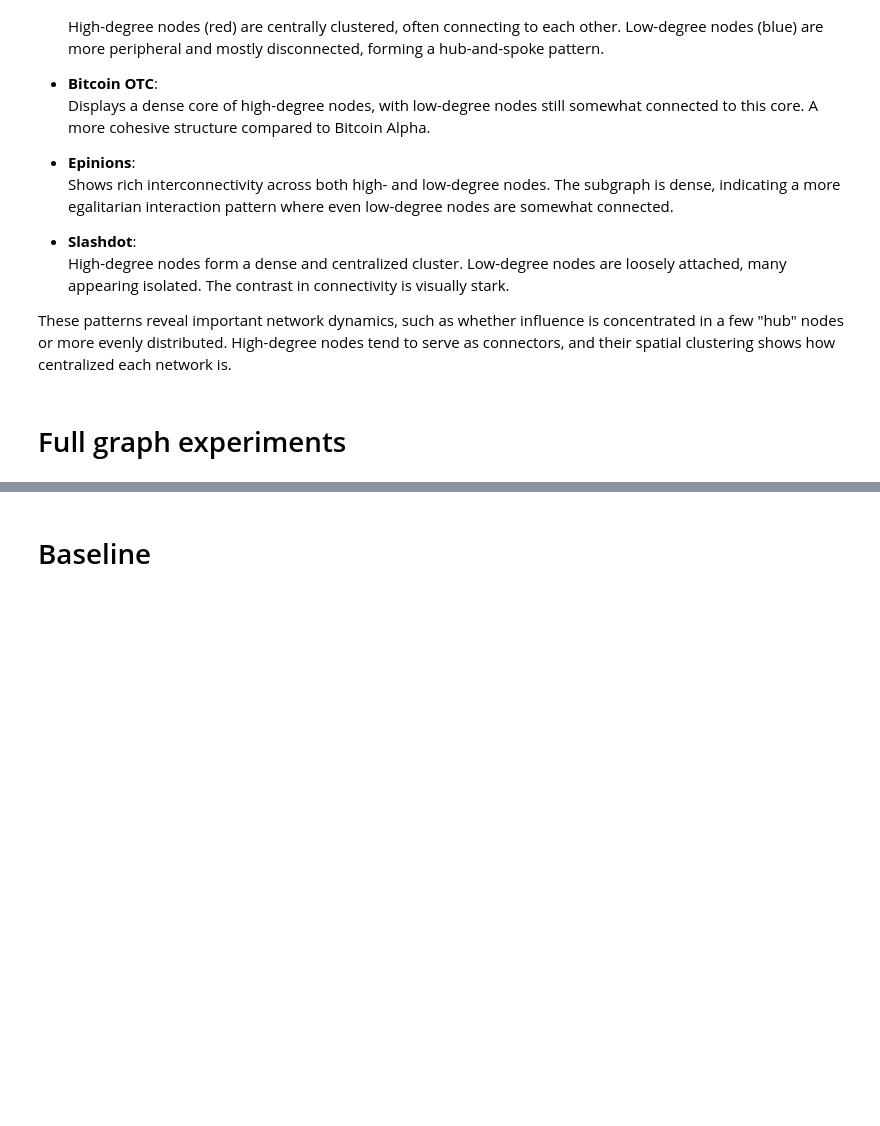
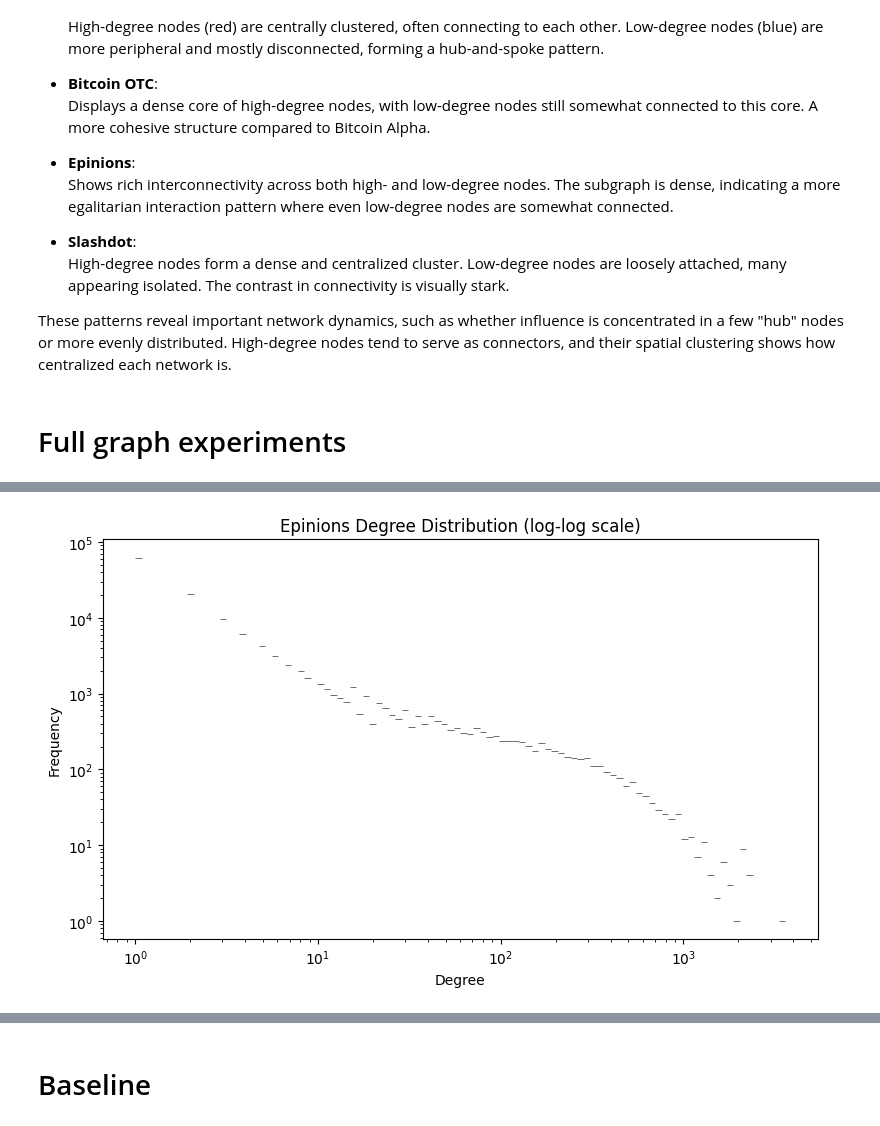
Before and after one commit to MarZim45/thesis_social_networks, a Jupyter notebook: Signed Social Network dataset/archive/signed.ipynb, the cells around one changed output, grey strips where cells are left out. Cells and saved outputs as stored; diff of their text form; code cells hidden in the pictures; blank space fills up the shorter version.

```diff
--- a/Signed Social Network dataset/archive/signed.ipynb
+++ b/Signed Social Network dataset/archive/signed.ipynb
@@ -309,3 +310,83 @@ Slashdot - Low-Degree Nodes: 28191
 These patterns reveal important network dynamics, such as whether influence is concentrated in a few "hub" nodes or more evenly distributed. High-degree nodes tend to serve as connectors, and their spatial clustering shows how centralized each network is.
 # %% [markdown]
 # Full graph experiments
+# %%
+# Load and parse matrix
+matrix = mmread("soc-sign-epinions.mtx").tocoo()
+epinions_df = pd.DataFrame({
+    'source': matrix.row,
+    'target': matrix.col,
+    'sign': matrix.data
+})
+
+# Build directed graph with signed edges
+G = nx.DiGraph()
+for row in epinions_df.itertuples(index=False):
+    G.add_edge(row.source, row.target, sign=row.sign)
+
+# 1. Basic stats
+num_nodes = G.number_of_nodes()
+num_edges = G.number_of_edges()
+density = nx.density(G)
+print(f'Nodes: {num_nodes}, Edges: {num_edges}, Density: {density:.6f}')
+
+# 2. Clustering coefficient (requires undirected)
+G_undirected = G.to_undirected()
+avg_clustering = nx.average_clustering(G_undirected)
+print(f'Average Clustering Coefficient: {avg_clustering:.6f}')
+
+# 3. Degree statistics
+degrees = [deg for _, deg in G.degree()]
+degree_stats = {
+    "Mean Degree": np.mean(degrees),
+    "Std Degree": np.std(degrees),
+    "Min Degree": np.min(degrees),
+    "Max Degree": np.max(degrees),
+}
+print("Degree Statistics:", degree_stats)
+
+# 4. Shortest path (largest SCC)
+if nx.is_strongly_connected(G):
+    avg_path_len = nx.average_shortest_path_length(G)
+else:
+    largest_scc = max(nx.strongly_connected_components(G), key=len)
+    G_scc = G.subgraph(largest_scc)
+    avg_path_len = nx.average_shortest_path_length(G_scc)
+print(f'Average Shortest Path Length (SCC): {avg_path_len:.6f}')
+
+# 5. Connected components
+print(f'Strongly Connected Components: {nx.number_strongly_connected_components(G)}')
+print(f'Weakly Connected Components: {nx.number_weakly_connected_components(G)}')
+
+# 6. Correlation: Degree vs Clustering
+clustering_dict = nx.clustering(G_undirected)
+clustering_values = [clustering_dict[n] for n in G.nodes()]
+degree_values = [G.degree(n) for n in G.nodes()]
+df_corr = pd.DataFrame({'degree': degree_values, 'clustering': clustering_values})
+
+spearman_corr = spearmanr(df_corr['degree'], df_corr['clustering'])
+pearson_corr = pearsonr(df_corr['degree'], df_corr['clustering'])
+
+print(f"Spearman correlation (degree vs clustering): {spearman_corr}")
+print(f"Pearson correlation (degree vs clustering): {pearson_corr}")
+
+# 7. Degree distribution plot
+plt.figure(figsize=(8, 5))
+sns.histplot(degrees, bins=100, log_scale=(True, True))
+plt.title('Epinions Degree Distribution (log-log scale)')
+plt.xlabel('Degree')
+plt.ylabel('Frequency')
+plt.tight_layout()
+plt.show()
+
+# 8. Degree vs Clustering scatter
+plt.figure(figsize=(8, 5))
+sns.scatterplot(x='degree', y='clustering', data=df_corr, alpha=0.3)
+plt.xscale('log')
+plt.yscale('log')
+plt.title('Degree vs Clustering Coefficient')
+plt.xlabel('Degree')
+plt.ylabel('Clustering Coefficient')
+plt.tight_layout()
+plt.show()
+# %% [output]
@@ -311,0 +401 @@ These patterns reveal important network dynamics, such as whether influence is c
+[figure, added]
```
Also changed, not shown: parts of 5 cells of this notebook, 1 other file.
